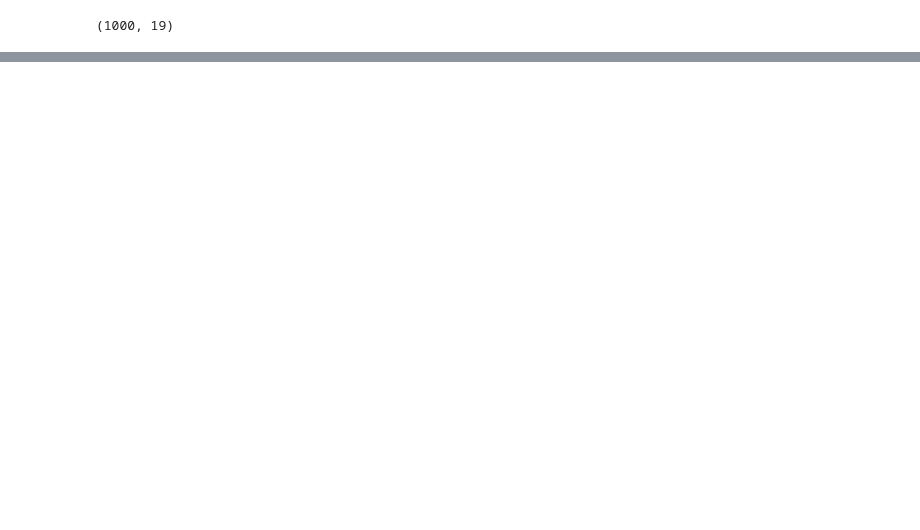
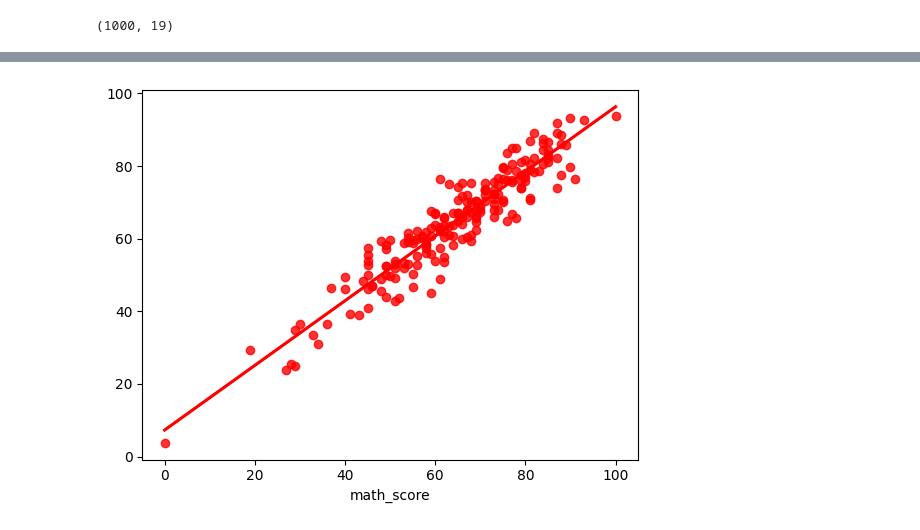
Before and after one commit to Ujjwal-Bodkhe/ML-Project, a Jupyter notebook: notebook/MODEL Training.ipynb, the cells around one changed output, grey strips where cells are left out. Drawn from its saved outputs; the diff is of its cells as text; code cells hidden in the pictures; blank space fills up the shorter version.

Commit message:
EDA and Problem Statements

```diff
--- a/notebook/MODEL Training.ipynb
+++ b/notebook/MODEL Training.ipynb
@@ -106,3 +122,8 @@ X = preprocessor.fit_transform(X)
 X.shape
 # %% [output]
 (1000, 19)
+# %%
+# separate dataset into train and test
+from sklearn.model_selection import train_test_split
+X_train, X_test, y_train, y_test = train_test_split(X,y,test_size=0.2,random_state=42)
+X_train.shape, X_test.shape
@@ -108,0 +132,7 @@ X.shape
+# %%
+def evaluate_model(true, predicted):
+    mae = mean_absolute_error(true, predicted)
+    mse = mean_squared_error(true, predicted)
+    rmse = np.sqrt(mean_squared_error(true, predicted))
+    r2_square = r2_score(true, predicted)
+    return mae, rmse, r2_square
@@ -108,0 +221,6 @@ X.shape
+# %%
+lin_model = LinearRegression(fit_intercept=True)
+lin_model = lin_model.fit(X_train, y_train)
+y_pred = lin_model.predict(X_test)
+score = r2_score(y_test, y_pred)*100
+print(" Accuracy of the model is %.2f" %score)
@@ -108,0 +237,4 @@ X.shape
+# %%
+sns.regplot(x=y_test,y=y_pred,ci=None,color ='red');
+# %% [output]
+[figure, added]
```
Also changed, not shown: parts of 11 cells of this notebook, 4 other files.
